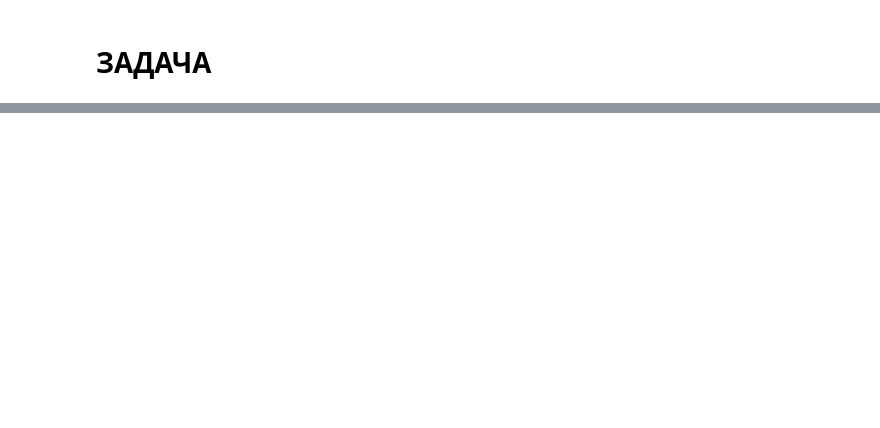
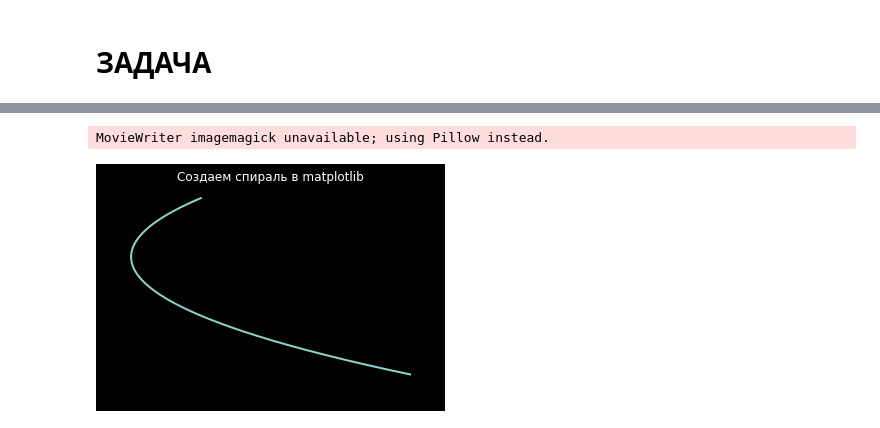
Before and after one commit to MariaKlimova/teorupr6, a Jupyter notebook: singleAxeRotation.ipynb, the cells around one changed output, grey strips where cells are left out. Drawn from its saved outputs; the diff is of its cells as text; code cells hidden in the pictures; blank space fills up the shorter version.

```diff
--- a/singleAxeRotation.ipynb
+++ b/singleAxeRotation.ipynb
@@ -50,0 +108,5 @@ plt.show()
+# %%
+trajectory(5, -20, 20).animate()
+# %% [output]
+MovieWriter imagemagick unavailable; using Pillow instead.
+[figure, added]
```
Also changed, not shown: parts of 11 cells of this notebook, 3 other files.
